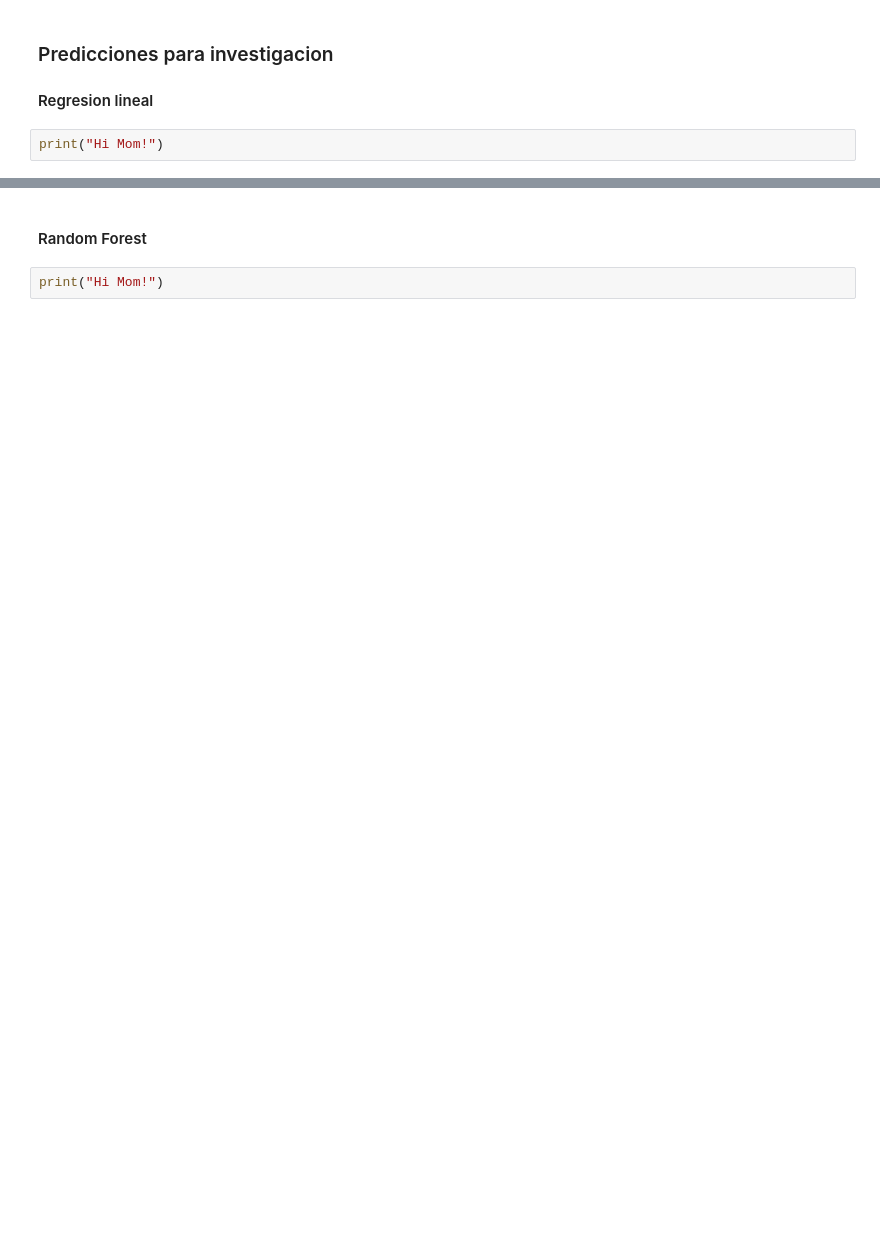
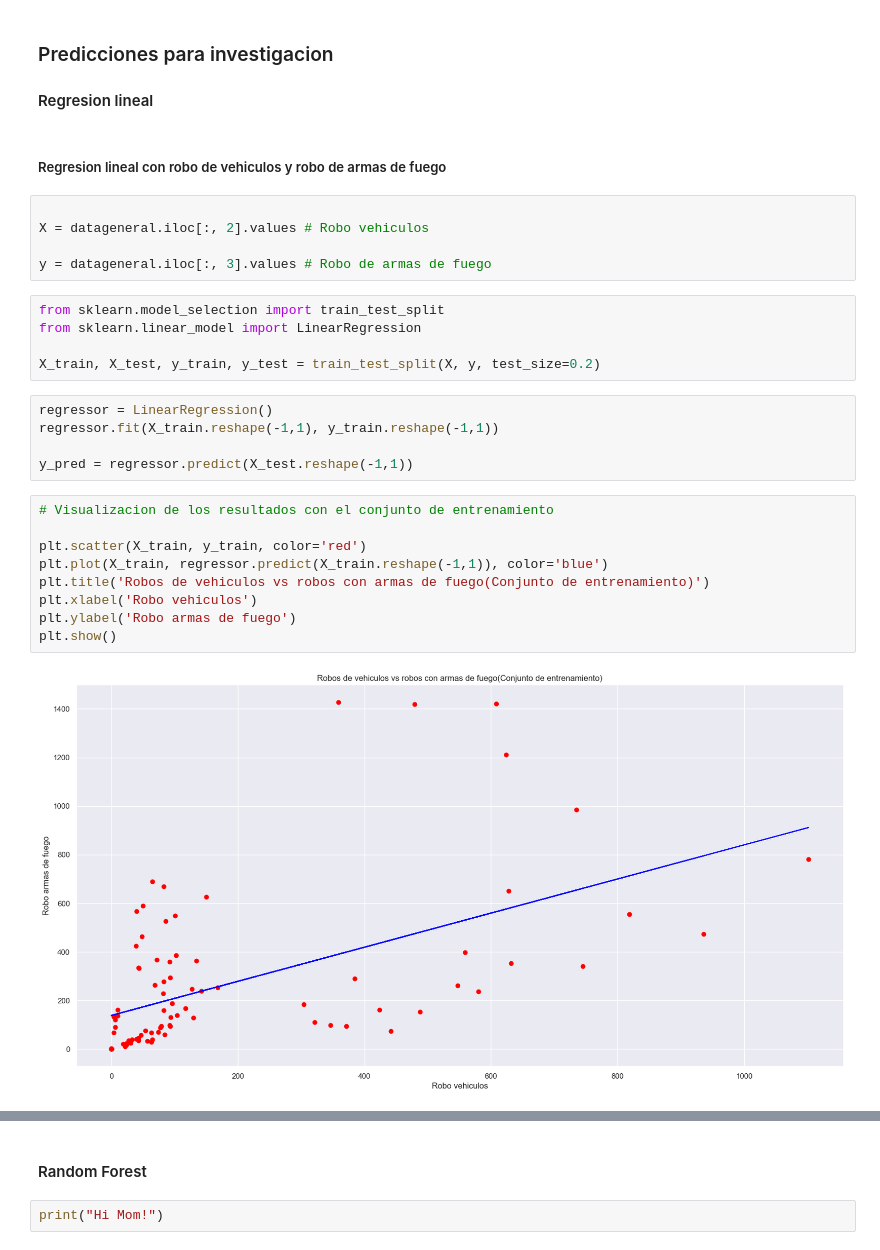
Before and after one commit to andresdlRoca/Data_Mining_Project-UVG-2023, a Jupyter notebook: main.ipynb, the cells around one changed output, grey strips where cells are left out. Drawn from its saved outputs; the diff is of its cells as text; blank space fills up the shorter version.

Commit message:
Se crearon algunos modelos de regresion lineal

```diff
--- a/main.ipynb
+++ b/main.ipynb
@@ -362,5 +368,31 @@ The default value of `n_init` will change from 10 to 'auto' in 1.4. Set the valu
 ### Predicciones para investigacion
 
 #### Regresion lineal
-# %%
-print("Hi Mom!")
+# %% [markdown]
+##### Regresion lineal con robo de vehiculos y robo de armas de fuego
+# %%
+
+X = datageneral.iloc[:, 2].values # Robo vehiculos
+
+y = datageneral.iloc[:, 3].values # Robo de armas de fuego
+# %%
+from sklearn.model_selection import train_test_split
+from sklearn.linear_model import LinearRegression
+
+X_train, X_test, y_train, y_test = train_test_split(X, y, test_size=0.2)
+# %%
+regressor = LinearRegression()
+regressor.fit(X_train.reshape(-1,1), y_train.reshape(-1,1))
+
+y_pred = regressor.predict(X_test.reshape(-1,1))
+# %%
+# Visualizacion de los resultados con el conjunto de entrenamiento
+
+plt.scatter(X_train, y_train, color='red')
+plt.plot(X_train, regressor.predict(X_train.reshape(-1,1)), color='blue')
+plt.title('Robos de vehiculos vs robos con armas de fuego(Conjunto de entrenamiento)')
+plt.xlabel('Robo vehiculos')
+plt.ylabel('Robo armas de fuego')
+plt.show()
+# %% [output]
+[figure, added]
```
Also changed, not shown: parts of 32 cells of this notebook, 11 other files.
